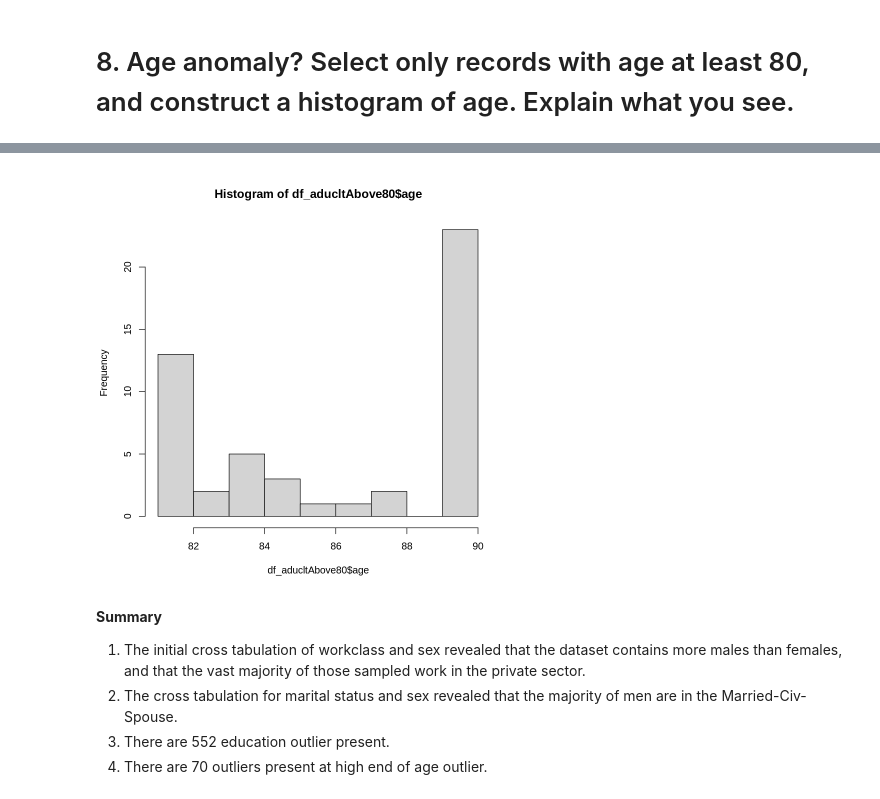
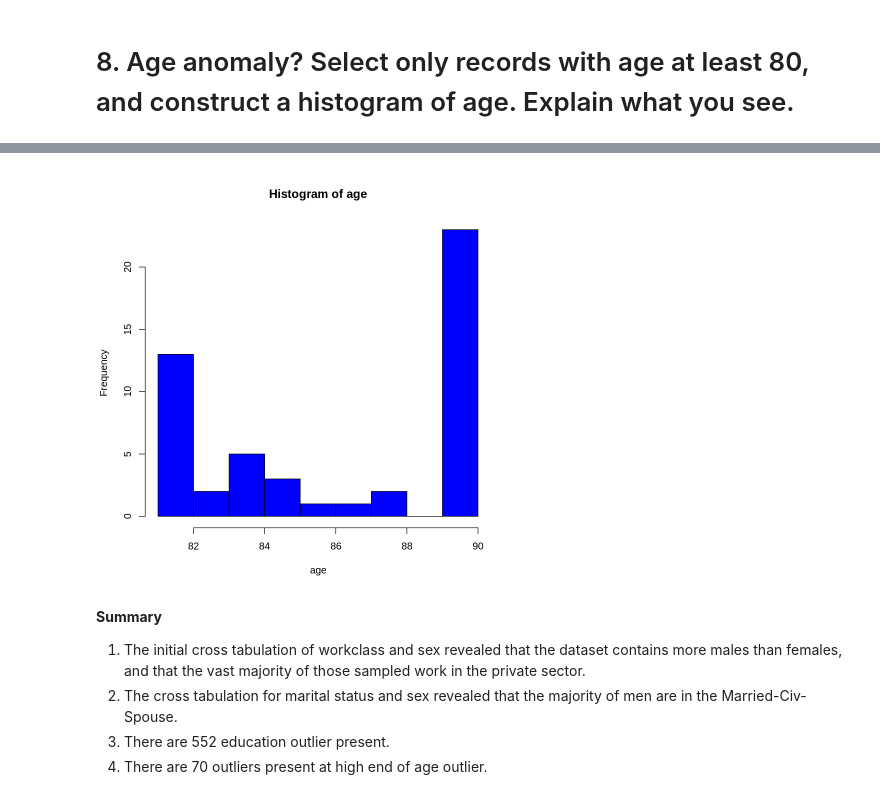
Before and after one commit to sg758253/IDS, a Jupyter notebook: HW4/problem1_r.ipynb, the cells around one changed output, grey strips where cells are left out. Drawn from its saved outputs; the diff is of its cells as text; code cells hidden in the pictures.

```diff
--- a/HW4/problem1_r.ipynb
+++ b/HW4/problem1_r.ipynb
@@ -250,3 +250,9 @@ A tibble: 1 × 1
 | n |
 | <int> |
 | 70 |
+# %%
+#Ploting Density of outiliers for age
+par(mfrow=c(1,1))
+age <- density(df$age)
+plot(age, main="Density plot for age Outliers")
+polygon(age, col="white", border="blue")
@@ -255,8 +263,8 @@ There are 70 outliers at high end.
 # %% [markdown]
 # 8. Age anomaly? Select only records with age at least 80, and construct a histogram of age. Explain what you see.
 # %%
-df_aducltAbove80<- subset(df,age>80)
-head(df_aducltAbove80)
+df_adultAbove80<- subset(df,age>80)
+head(df_adultAbove80)
 # %% [output]
 A tibble: 6 × 11
 | age | workclass | education | marital_status | occupation | sex | capital_gain | capital_loss | income | ... |
@@ -269,9 +277,10 @@ A tibble: 6 × 11
 | 82 | Private | 4 | Widowed | Prof-specialty | Male | 0 | 0 | <=50K | ... |
 # %%
 #Plotting histogram for Age
-hist(df_aducltAbove80$age)
+hist(df_adultAbove80$age, xlab = "age",
+       main = "Histogram of age", col="blue")
 # %% [output]
-[figure, old version]
+[figure, new version]
 # %% [markdown]
 **Summary**
 
```
Also changed, not shown: parts of 1 cell of this notebook.
